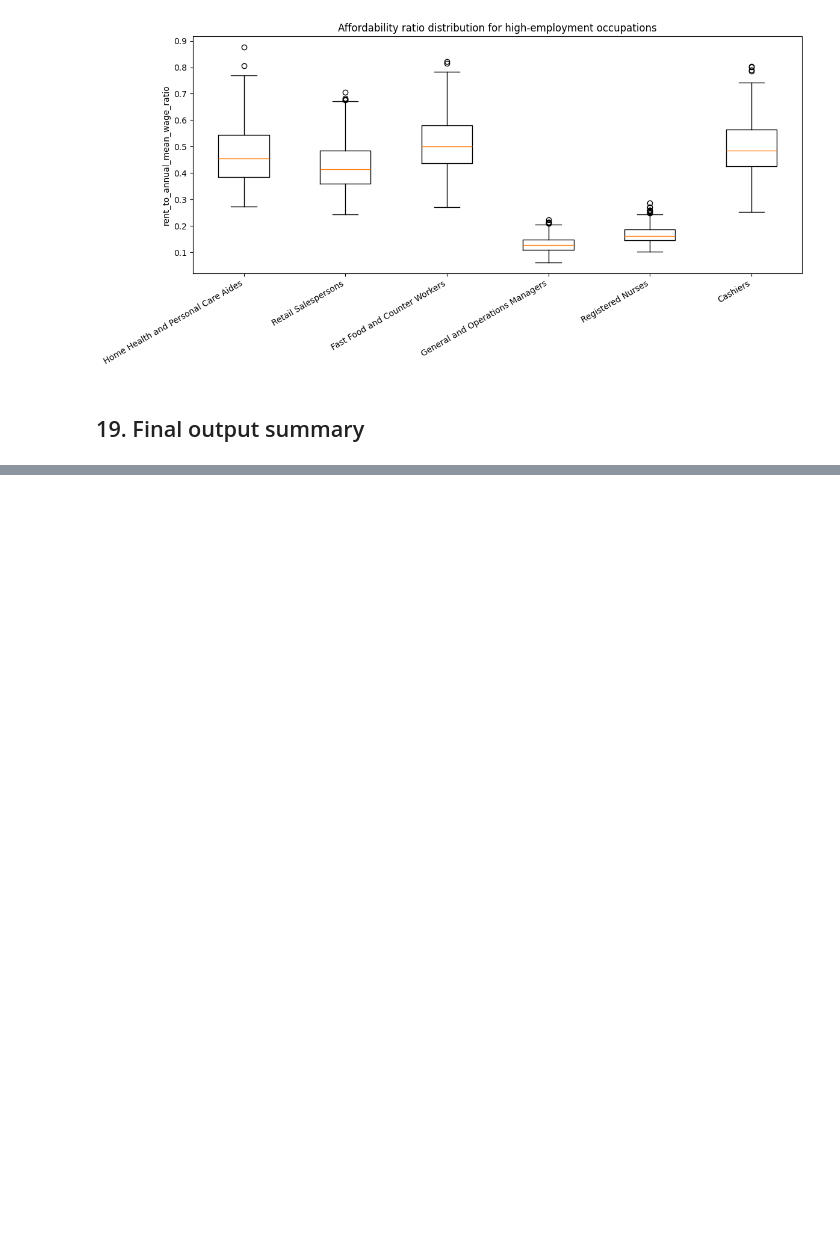
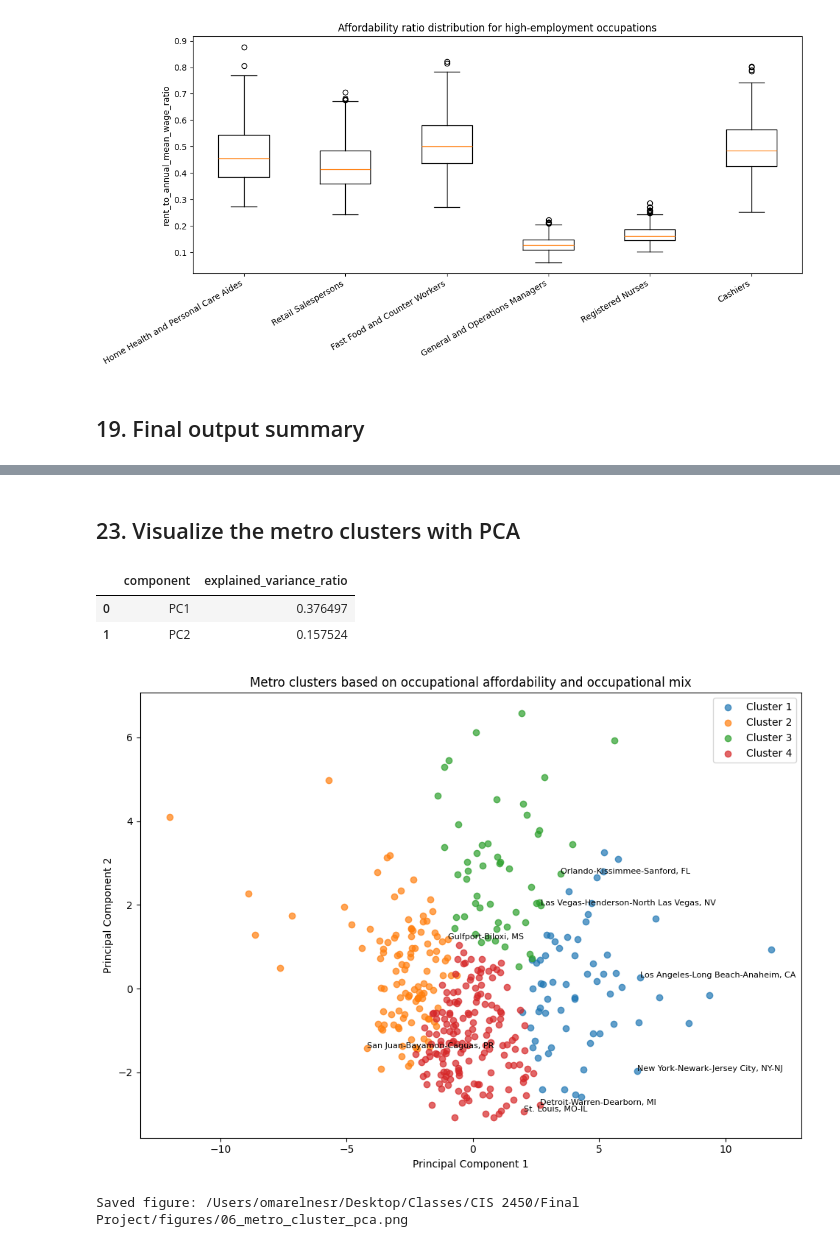
Before and after one commit to Oelnesr1/career-atlas, a Jupyter notebook: data_wrangling_and_eda.ipynb, the cells around one changed output, grey strips where cells are left out. Saved outputs shown, nothing was run; the diff lists cells and outputs as text; code cells hidden in the pictures; blank space fills up the shorter version.

Commit message:
clustering added

```diff
--- a/data_wrangling_and_eda.ipynb
+++ b/data_wrangling_and_eda.ipynb
@@ -1177,0 +1449,50 @@ If the merge coverage is weaker than expected, inspect these first:
+# %% [markdown]
+## 23. Visualize the metro clusters with PCA
+# %%
+# PCA gives a 2D projection of the high-dimensional metro feature space.
+# This is useful for plotting and for seeing whether clusters are visually distinct.
+
+pca = PCA(n_components=2, random_state=42)
+pcs = pca.fit_transform(X_scaled)
+
+metro_cluster_pd["pc1"] = pcs[:, 0]
+metro_cluster_pd["pc2"] = pcs[:, 1]
+
+explained_var_pd = pd.DataFrame({
+    "component": ["PC1", "PC2"],
+    "explained_variance_ratio": pca.explained_variance_ratio_,
+})
+display(explained_var_pd)
+
+plt.figure(figsize=(10, 7))
+
+for cluster_id in sorted(metro_cluster_pd["metro_cluster"].unique()):
+    subset = metro_cluster_pd[metro_cluster_pd["metro_cluster"] == cluster_id]
+    plt.scatter(subset["pc1"], subset["pc2"], alpha=0.7, label=f"Cluster {cluster_id}")
+
+# Label a couple of large metros per cluster so the plot is interpretable.
+label_points = (
+    metro_cluster_pd
+    .sort_values("population", ascending=False)
+    .groupby("metro_cluster")
+    .head(2)
+)
+
+for _, row in label_points.iterrows():
+    plt.text(row["pc1"], row["pc2"], row["bls_msa_name"], fontsize=8)
+
+plt.title("Metro clusters based on occupational affordability and occupational mix")
+plt.xlabel("Principal Component 1")
+plt.ylabel("Principal Component 2")
+plt.legend()
+plt.tight_layout()
+plt.savefig(FIG_DIR / "06_metro_cluster_pca.png", dpi=150)
+plt.show()
+
+print(f"Saved figure: {FIG_DIR / '06_metro_cluster_pca.png'}")
+# %% [output]
+|  | component | explained_variance_ratio |
+| 0 | PC1 | 0.376497 |
+| 1 | PC2 | 0.157524 |
+[figure, added]
+Saved figure: /Users/omarelnesr/Desktop/Classes/CIS 2450/Final Project/figures/06_metro_cluster_pca.png
```
Also changed, not shown: parts of 14 cells of this notebook, 5 other files.
